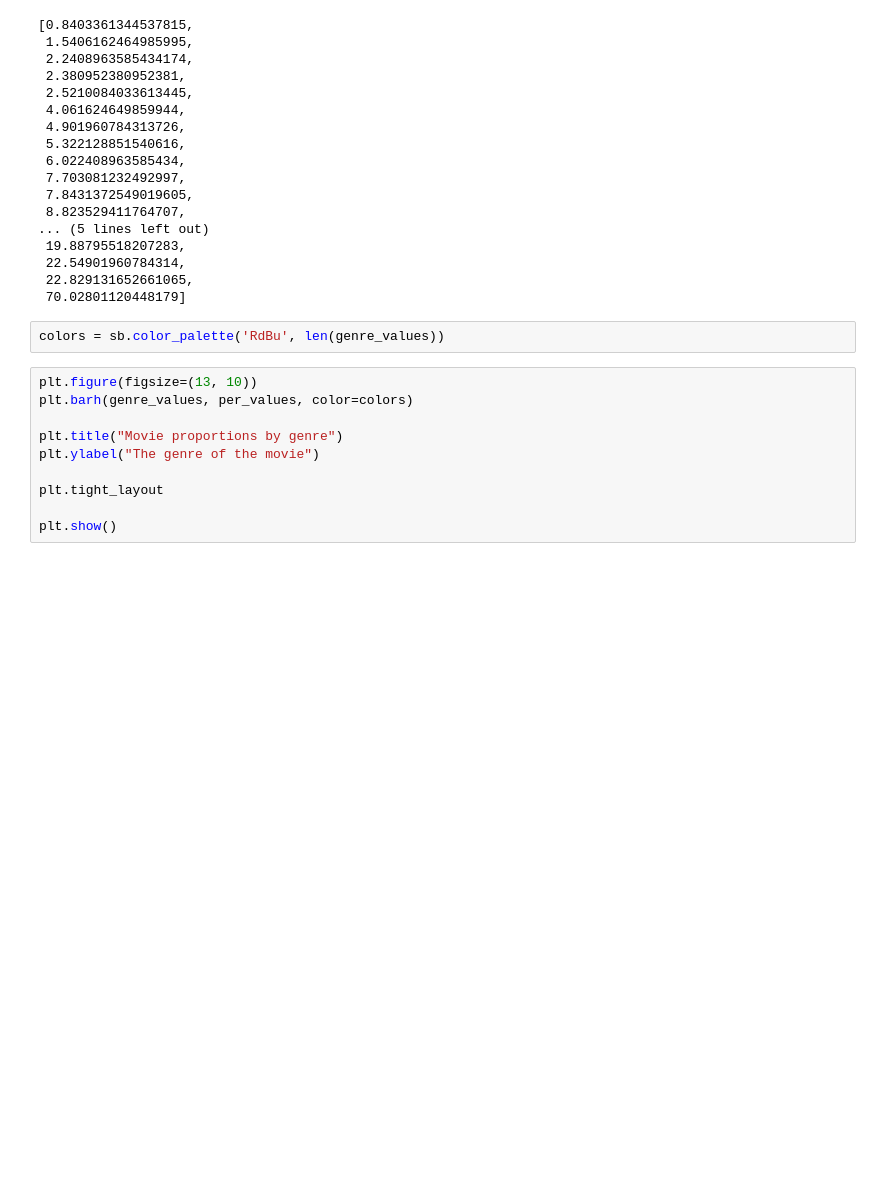
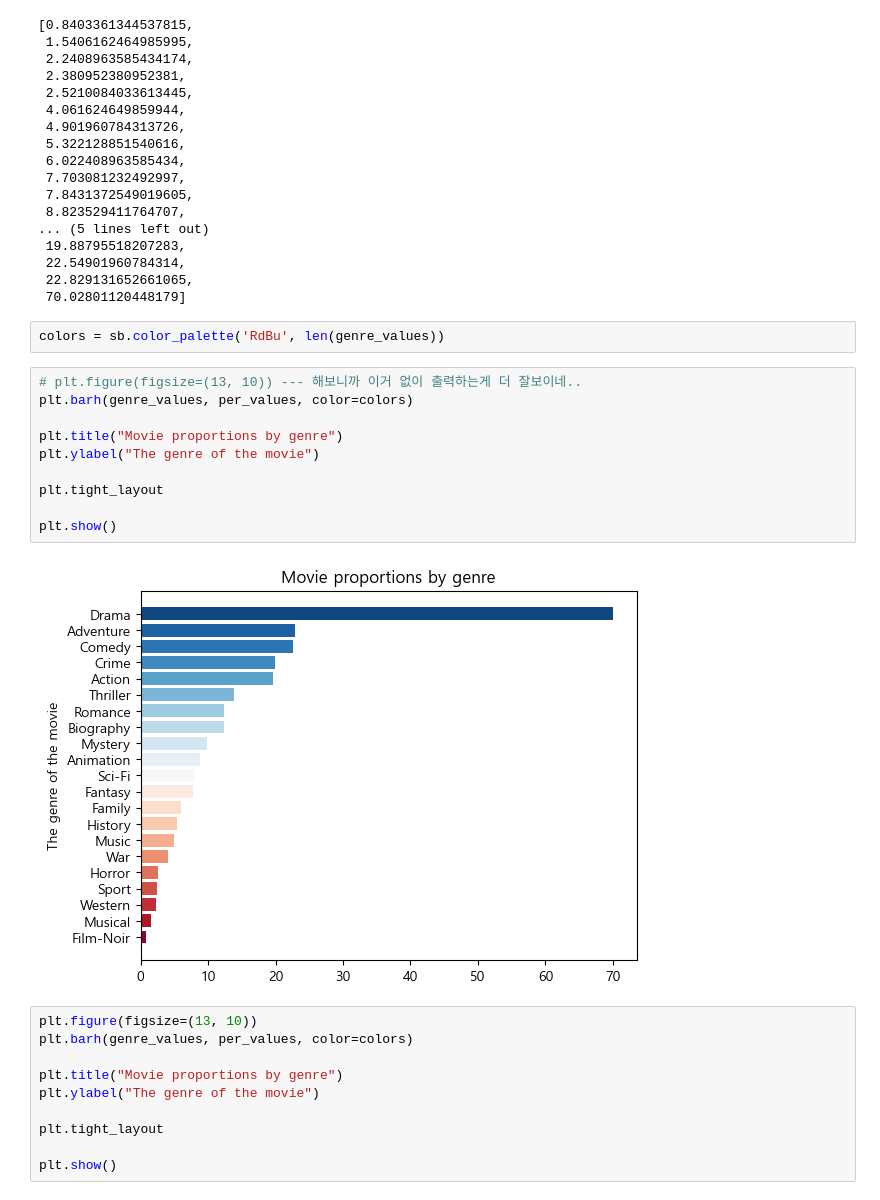
Before and after one commit to kimjieun990525/Top-1000-Movies, a Jupyter notebook: jupyter_notebook/project_1.ipynb, the cells around one changed output. Saved outputs shown, nothing was run; the diff lists cells and outputs as text; blank space fills up the shorter version.

```diff
--- a/jupyter_notebook/project_1.ipynb
+++ b/jupyter_notebook/project_1.ipynb
@@ -593,6 +589,18 @@ per_values
  70.02801120448179]
 # %%
 colors = sb.color_palette('RdBu', len(genre_values))
+# %%
+# plt.figure(figsize=(13, 10)) --- 해보니까 이거 없이 출력하는게 더 잘보이네..
+plt.barh(genre_values, per_values, color=colors)
+
+plt.title("Movie proportions by genre")
+plt.ylabel("The genre of the movie")
+
+plt.tight_layout
+
+plt.show()
+# %% [output]
+[figure, added]
 # %%
 plt.figure(figsize=(13, 10))
 plt.barh(genre_values, per_values, color=colors)
```
Also changed, not shown: parts of 27 cells of this notebook, 7 other files.
